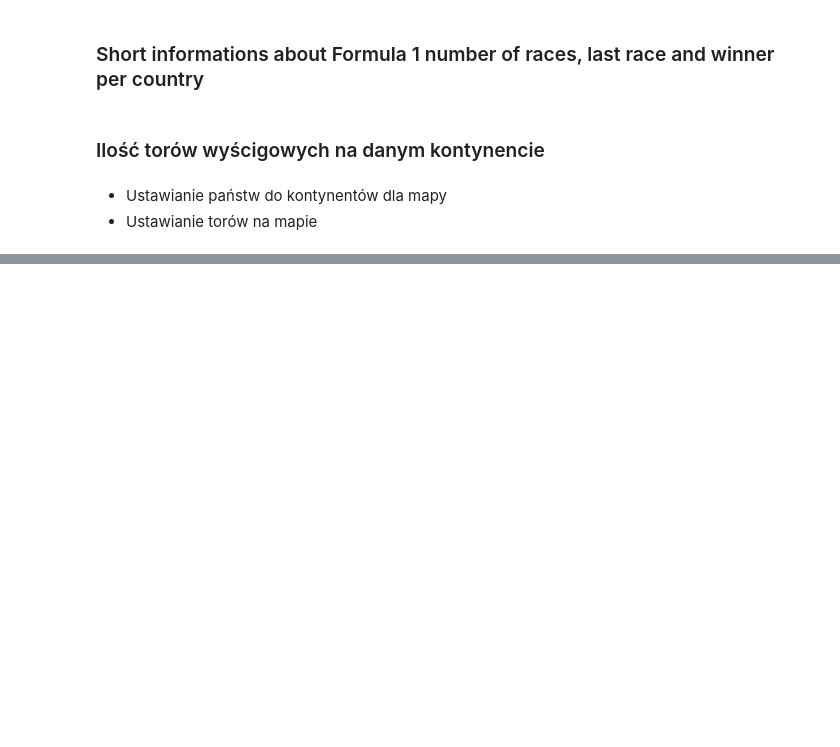
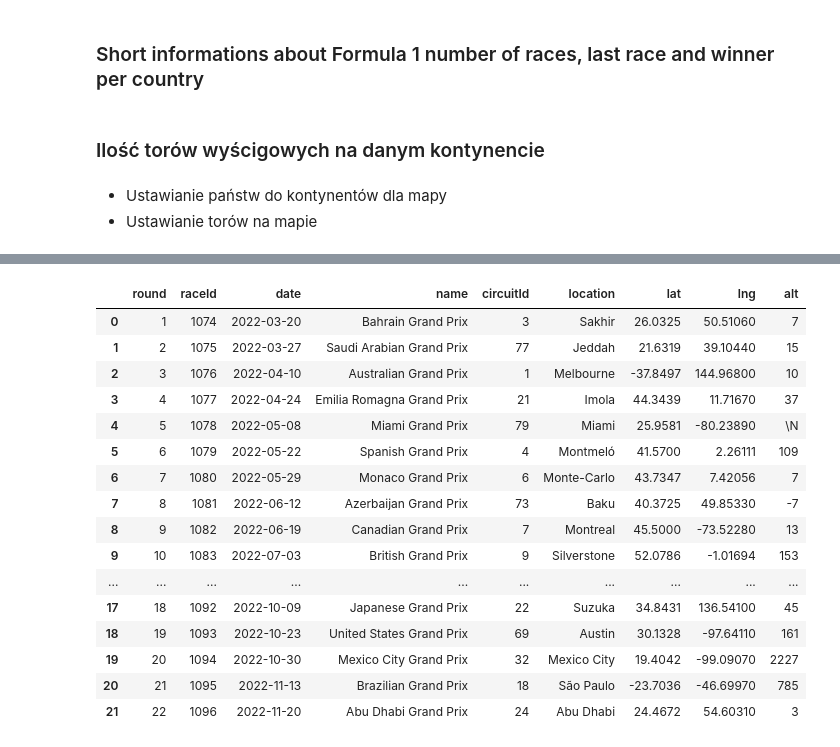
Before and after one commit to drfifonz/formula1-stats, a Jupyter notebook: formula1_maps.ipynb, the cells around one changed output, grey strips where cells are left out. Saved outputs shown, nothing was run; the diff lists cells and outputs as text; code cells hidden in the pictures; blank space fills up the shorter version.

```diff
--- a/formula1_maps.ipynb
+++ b/formula1_maps.ipynb
@@ -228,0 +232,29 @@ fig.show()
+# %%
+YEAR = 2022
+
+races_year = races_df[races_df['year'] == YEAR][["round","raceId","date","name","circuitId",]]
+races_year = races_year.sort_values(by="round", ascending=True)
+
+circuit_year = circuits_df[["circuitId","location","lat","lng","alt"]]
+
+races_year = races_year.merge(circuit_year,on="circuitId", how="left")
+display(races_year)
+# display(circuit_year)
+# %% [output]
+|  | round | raceId | date | name | circuitId | location | lat | lng | alt |
+| 0 | 1 | 1074 | 2022-03-20 | Bahrain Grand Prix | 3 | Sakhir | 26.0325 | 50.51060 | 7 |
+| 1 | 2 | 1075 | 2022-03-27 | Saudi Arabian Grand Prix | 77 | Jeddah | 21.6319 | 39.10440 | 15 |
+| 2 | 3 | 1076 | 2022-04-10 | Australian Grand Prix | 1 | Melbourne | -37.8497 | 144.96800 | 10 |
+| 3 | 4 | 1077 | 2022-04-24 | Emilia Romagna Grand Prix | 21 | Imola | 44.3439 | 11.71670 | 37 |
+| 4 | 5 | 1078 | 2022-05-08 | Miami Grand Prix | 79 | Miami | 25.9581 | -80.23890 | \N |
+| 5 | 6 | 1079 | 2022-05-22 | Spanish Grand Prix | 4 | Montmeló | 41.5700 | 2.26111 | 109 |
+| 6 | 7 | 1080 | 2022-05-29 | Monaco Grand Prix | 6 | Monte-Carlo | 43.7347 | 7.42056 | 7 |
+| 7 | 8 | 1081 | 2022-06-12 | Azerbaijan Grand Prix | 73 | Baku | 40.3725 | 49.85330 | -7 |
+| 8 | 9 | 1082 | 2022-06-19 | Canadian Grand Prix | 7 | Montreal | 45.5000 | -73.52280 | 13 |
+| 9 | 10 | 1083 | 2022-07-03 | British Grand Prix | 9 | Silverstone | 52.0786 | -1.01694 | 153 |
+| ... | ... | ... | ... | ... | ... | ... | ... | ... | ... |
+| 17 | 18 | 1092 | 2022-10-09 | Japanese Grand Prix | 22 | Suzuka | 34.8431 | 136.54100 | 45 |
+| 18 | 19 | 1093 | 2022-10-23 | United States Grand Prix | 69 | Austin | 30.1328 | -97.64110 | 161 |
+| 19 | 20 | 1094 | 2022-10-30 | Mexico City Grand Prix | 32 | Mexico City | 19.4042 | -99.09070 | 2227 |
+| 20 | 21 | 1095 | 2022-11-13 | Brazilian Grand Prix | 18 | São Paulo | -23.7036 | -46.69970 | 785 |
+| 21 | 22 | 1096 | 2022-11-20 | Abu Dhabi Grand Prix | 24 | Abu Dhabi | 24.4672 | 54.60310 | 3 |
```
Also changed, not shown: parts of 7 cells of this notebook.
